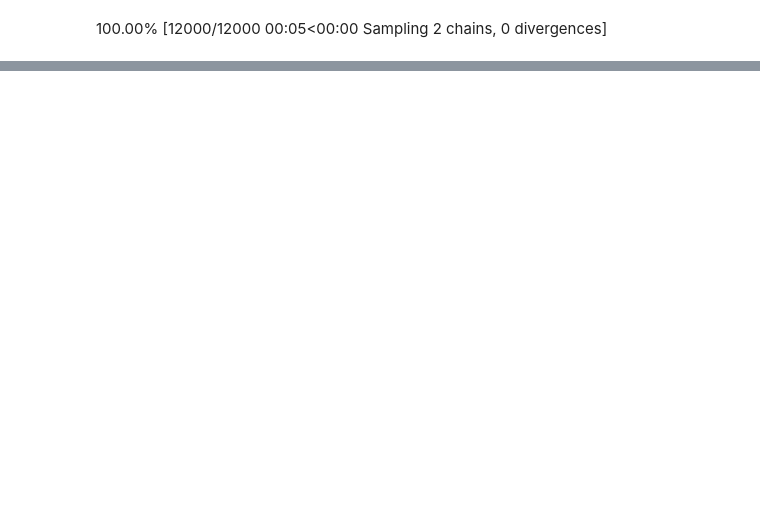
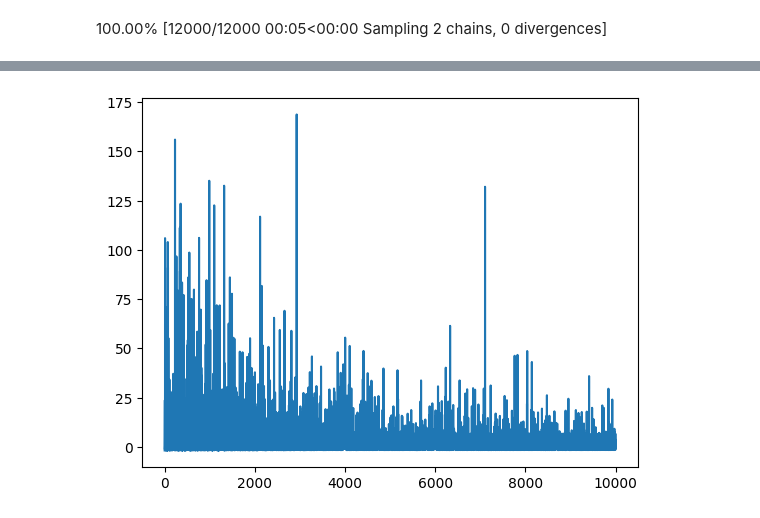
Before and after one commit to styuk/Time-Seriese, a Jupyter notebook: python/variinfe.ipynb, the cells around one changed output, grey strips where cells are left out. Drawn from its saved outputs; the diff is of its cells as text; code cells hidden in the pictures; blank space fills up the shorter version.

```diff
--- a/python/variinfe.ipynb
+++ b/python/variinfe.ipynb
@@ -114,0 +115,5 @@ az.plot_posterior(mean_field.sample(10000), color="LightSeaGreen");
+# %%
+from pymc.variational.callbacks import CheckParametersConvergence
+
+with model:
+    mean_field = pm.fit(method="advi", callbacks=[CheckParametersConvergence()])
@@ -114,0 +122,4 @@ az.plot_posterior(mean_field.sample(10000), color="LightSeaGreen");
+# %%
+plt.plot(mean_field.hist);
+# %% [output]
+[figure, added]
```
Also changed, not shown: parts of 10 cells of this notebook.
